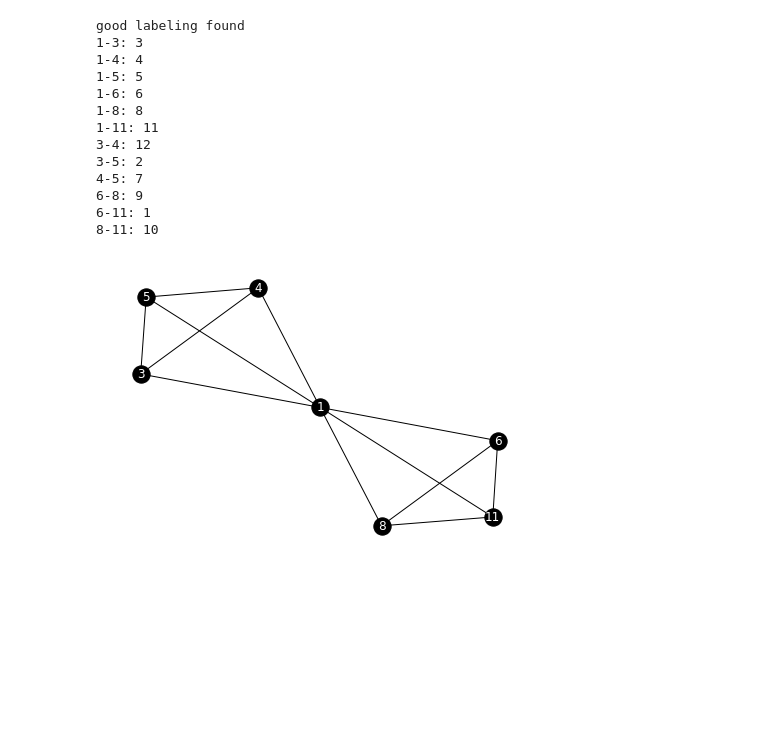
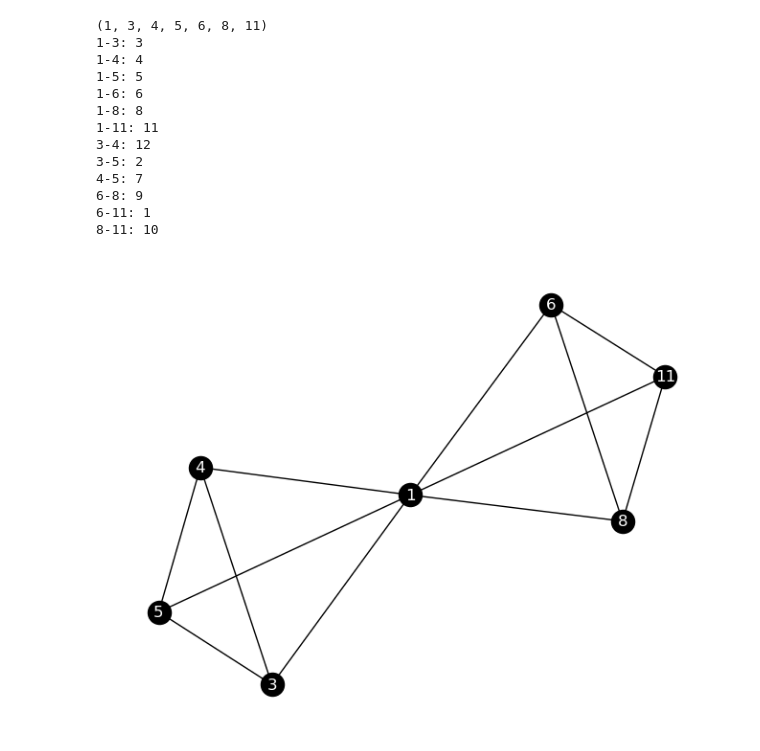
Before and after one commit to JibJibFlutterhousen/LabelingFinder, a Jupyter notebook: Pi Harmonious Labeling Finder.ipynb, the cells around one changed output. Saved outputs shown, nothing was run; the diff lists cells and outputs as text; code cells hidden in the pictures; blank space fills up the shorter version.

Commit message:
Updating functions
Added function to return a valid pi-harmonious labeling

```diff
--- a/Pi Harmonious Labeling Finder.ipynb
+++ b/Pi Harmonious Labeling Finder.ipynb
@@ -17,51 +12,64 @@ Requirement already satisfied: networkx in c:\users\john\anaconda3\lib\site-pack
 import networkx as nx
 import itertools as it
 
-def _get_mapping(vertex_list, labeling_list):
+def _get_mapping(graph, labeling_list):
     labeling_iterator = iter(labeling_list)
     mapping = dict()
-    for vertex in vertex_list:
-        mapping[vertex] = next(labeling_iterator)
+    [mapping.update({vertex:next(labeling_iterator)}) for vertex in graph.nodes()]
     return mapping
 
 def _is_valid_labeling(graph, mod):
     edge_labels = set()
     [edge_labels.add((u*v)%mod) for u,v in graph.edges()]
     if len(edge_labels)==graph.number_of_edges():
         return True
     else:
         return False
 
+def _find_labeling(graph,labeling_list):
+    output = []
+    for combination in it.combinations(labeling_set, graph.number_of_nodes()):
+        test_graph = nx.relabel_nodes(graph, _get_mapping(graph, combination))
+        if _is_valid_labeling(test_graph, (max(labeling_list)+1)):
+            output = combination
+            break
+    return output
+
+def _draw_labeling(graph,labeling):
+    nx.draw(nx.relabel_nodes(graph, _get_mapping(graph, labeling)), with_labels=True, font_color="white", node_color="black")
+
+def _print_edges(graph,labeling_set):
+    [print(f"{u}-{v}: {(int(u)*int(v))%(max(labeling_set)+1)}") for u,v in graph.edges()]
+
 u21 = [1, 2, 4, 5, 8, 10, 11, 13, 16, 17, 19, 20]
 u13 = [1, 2, 3, 4, 5, 6, 7, 8, 9, 10, 11, 12]
 
 k4_snake = nx.parse_adjlist(["1 2 3 4 5 6 7", "2 3 4", "3 4", "5 6 7", "6 7"])
 
 test_graph = k4_snake
 labeling_set = u13
 
-for combination in it.combinations(labeling_set, test_graph.number_of_nodes()):
-    test_graph = nx.relabel_nodes(test_graph, _get_mapping(test_graph, combination))
-    if _is_valid_labeling(test_graph, (max(labeling_set)+1)):
-        print("good labeling found")
-        nx.draw(test_graph, with_labels=True, font_color="white", node_color="black")
-        for u,v in test_graph.edges():
-            print(f"{u}-{v}: {(u*v)%(max(labeling_set)+1)}")
-        break
-else:
-    print("No valid labeling found")
+labeling = _find_labeling(test_graph,labeling_set)
+
+print(labeling)
+
+test_graph = nx.relabel_nodes(test_graph, _get_mapping(test_graph, labeling))
+
+_print_edges(test_graph,labeling_set)
+
+_draw_labeling(test_graph,labeling)
 # %% [output]
-good labeling found
+(1, 3, 4, 5, 6, 8, 11)
 1-3: 3
 1-4: 4
 1-5: 5
 1-6: 6
 1-8: 8
 1-11: 11
 3-4: 12
 3-5: 2
 4-5: 7
 6-8: 9
 6-11: 1
 8-11: 10
-[figure, old version]
+[figure, new version]
```
Also changed, not shown: parts of 1 cell of this notebook.
